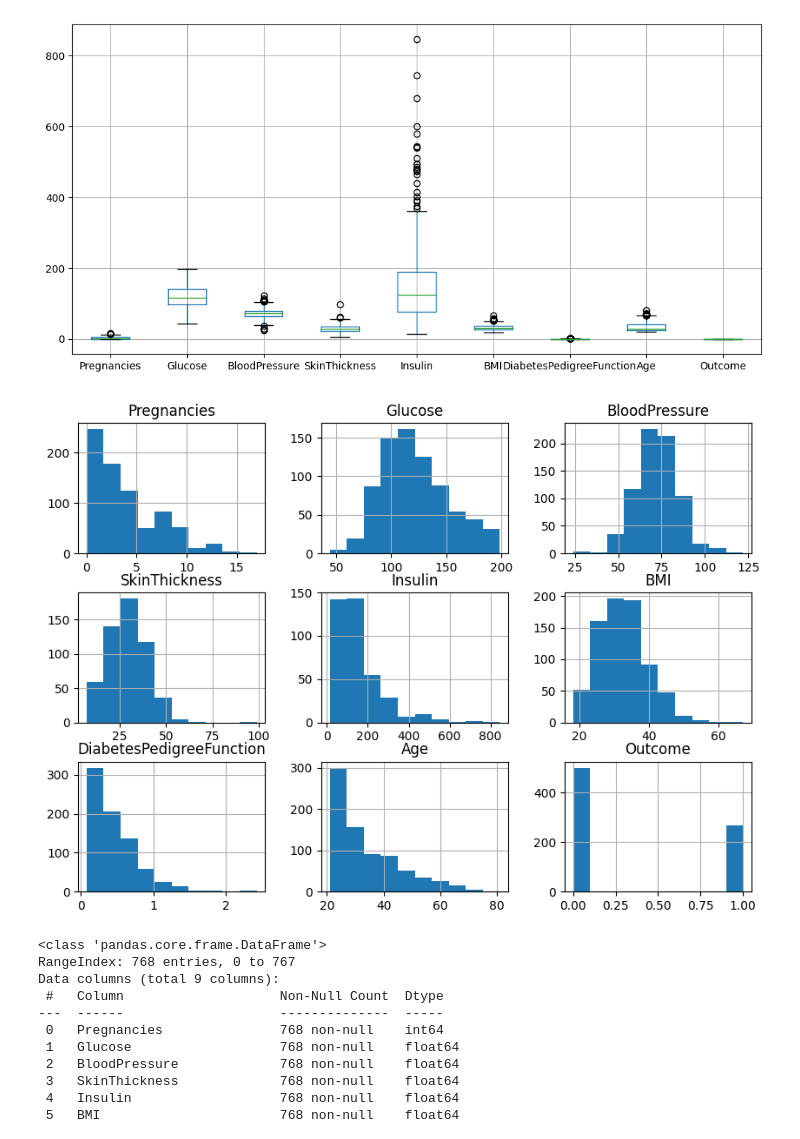
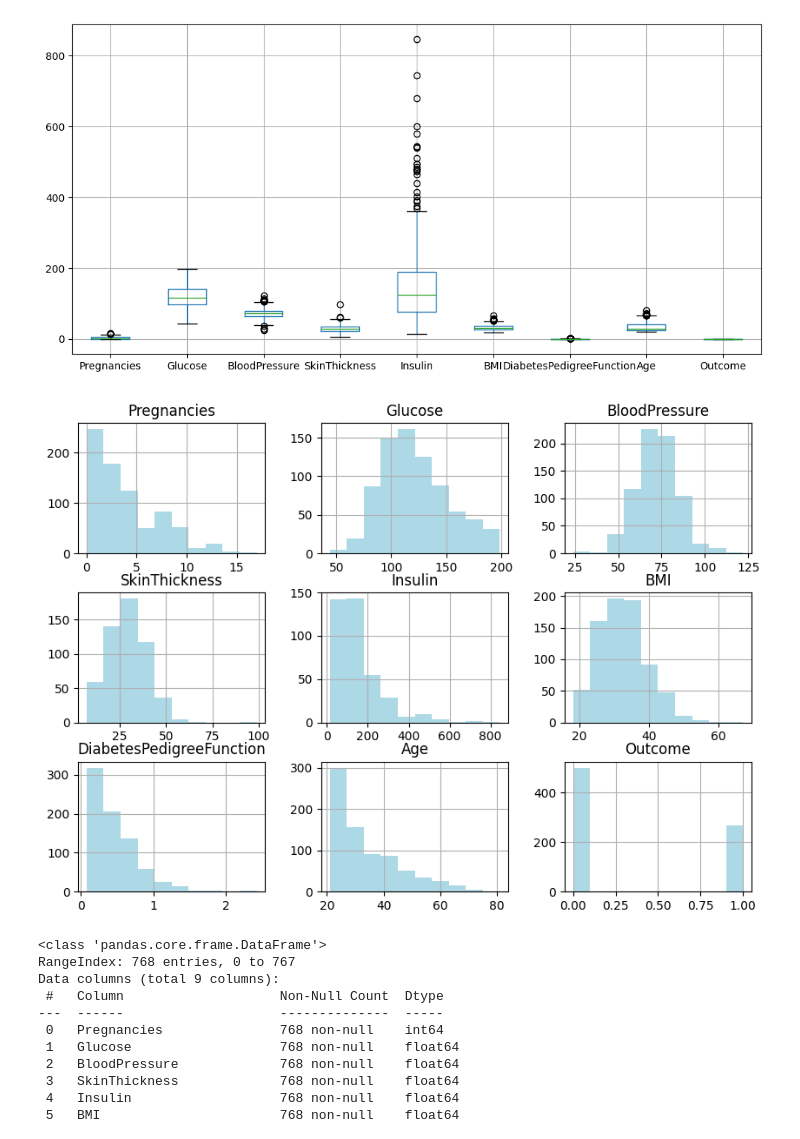
Before and after one commit to bytesbyt/ds_ml, a Jupyter notebook: diabetes.ipynb, the cells around one changed output. Drawn from its saved outputs; the diff is of its cells as text; code cells hidden in the pictures.

```diff
--- a/diabetes.ipynb
+++ b/diabetes.ipynb
@@ -95,10 +95,10 @@ plt.show()
 [figure]
 # %%
 #histogram
-dataset.hist(bins=10, figsize=(10,7))
+dataset.hist(bins=10, figsize=(10,7), color='lightblue')
 plt.show()
 # %% [output]
-[figure, old version]
+[figure, new version]
 # %%
 # Filling glucose, bloodpressure with mean
 # FIlling skinthickness and insulin, BMI with median (skewed or outliers)
```
Also changed, not shown: parts of 2 cells of this notebook.
